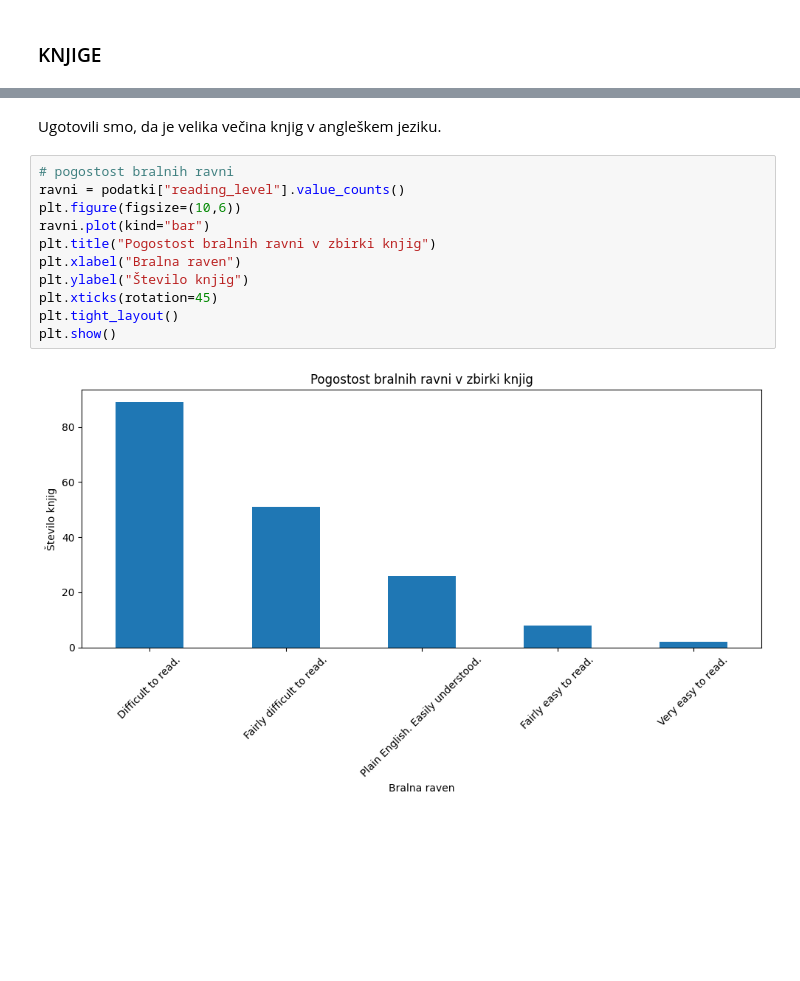
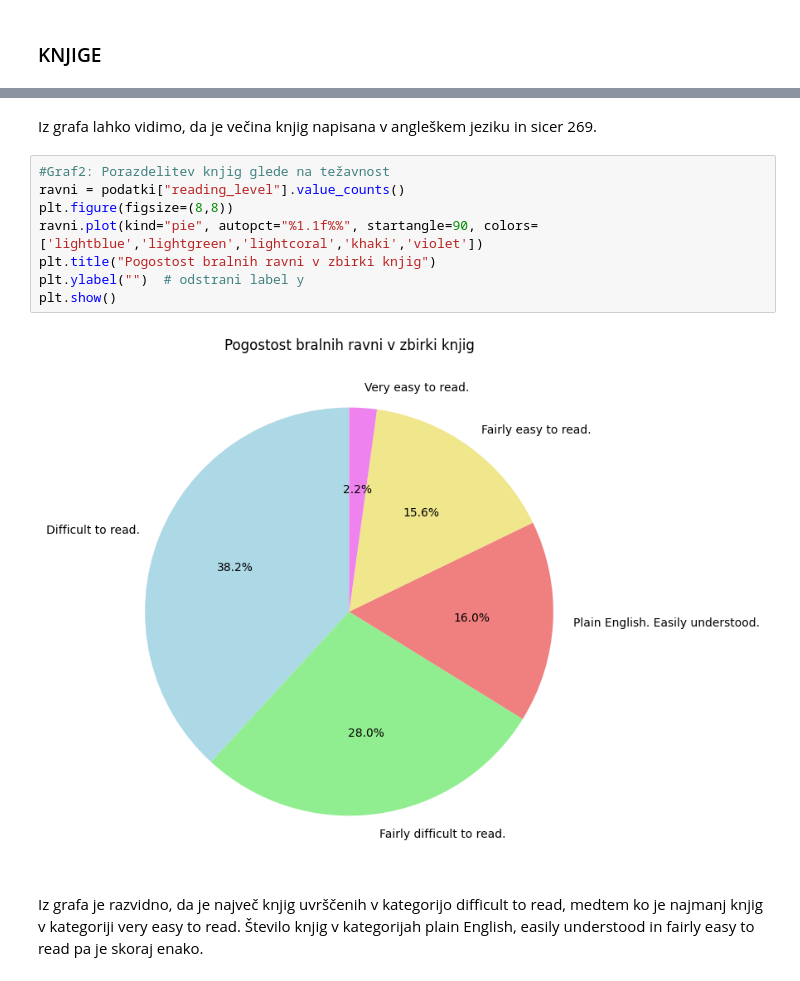
Before and after one commit to kajzrca/UVP-projekt, a Jupyter notebook: KNJIGE.ipynb, the cells around one changed output, grey strips where cells are left out. Drawn from its saved outputs; the diff is of its cells as text; blank space fills up the shorter version.

```diff
--- a/KNJIGE.ipynb
+++ b/KNJIGE.ipynb
@@ -67,16 +78,15 @@ plt.show()
 # %% [markdown]
-Ugotovili smo, da je velika večina knjig v angleškem jeziku.
+Iz grafa lahko vidimo, da je večina knjig napisana v angleškem jeziku in sicer 269.
 # %%
-# pogostost bralnih ravni
+#Graf2: Porazdelitev knjig glede na težavnost
 ravni = podatki["reading_level"].value_counts()
-plt.figure(figsize=(10,6))
-ravni.plot(kind="bar")
+plt.figure(figsize=(8,8))
+ravni.plot(kind="pie", autopct="%1.1f%%", startangle=90, colors=['lightblue','lightgreen','lightcoral','khaki','violet'])
 plt.title("Pogostost bralnih ravni v zbirki knjig")
-plt.xlabel("Bralna raven")
-plt.ylabel("Število knjig")
-plt.xticks(rotation=45)
-plt.tight_layout()
+plt.ylabel("")  # odstrani label y
 plt.show()
 # %% [output]
-[figure, old version]
+[figure, new version]
+# %% [markdown]
+Iz grafa je razvidno, da je največ knjig uvrščenih v kategorijo difficult to read, medtem ko je najmanj knjig v kategoriji very easy to read. Število knjig v kategorijah plain English, easily understood in fairly easy to read pa je skoraj enako.
 # %%
```
Also changed, not shown: parts of 20 cells of this notebook, 1 other file.
